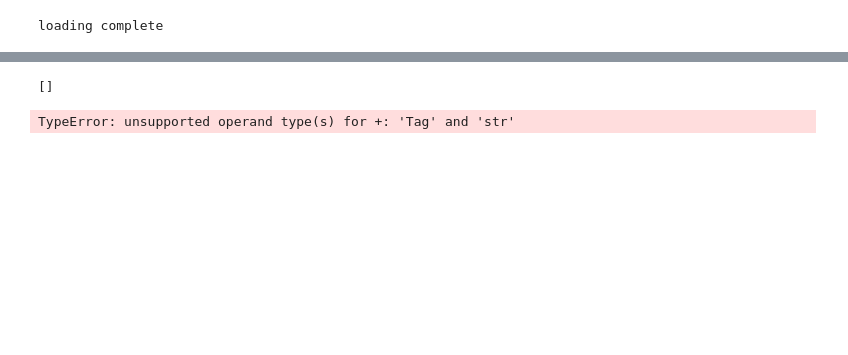
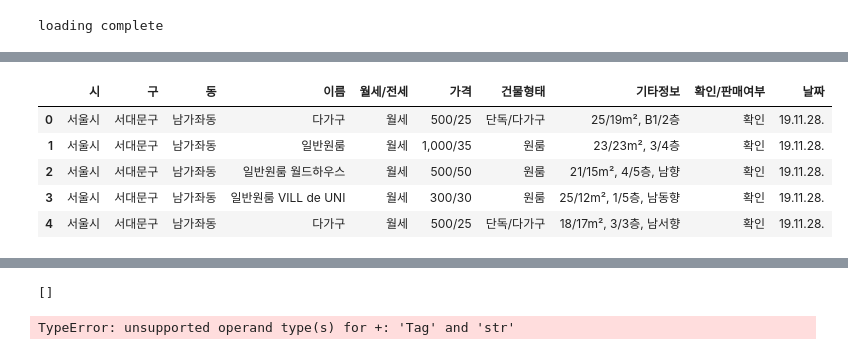
Before and after one commit to SuHae-Bae/BigDataProject, a Jupyter notebook: Zakup/HAHAHA.ipynb, the cells around one changed output, grey strips where cells are left out. Saved outputs shown, nothing was run; the diff lists cells and outputs as text; code cells hidden in the pictures; blank space fills up the shorter version.

```diff
--- a/Zakup/HAHAHA.ipynb
+++ b/Zakup/HAHAHA.ipynb
@@ -182,0 +301,10 @@ print(checks)
+# %%
+data.columns = ['시', '구', '동', '이름', '월세/전세', '가격', '건물형태', '기타정보', '확인/판매여부', '날짜']
+data.head()
+# %% [output]
+|  | 시 | 구 | 동 | 이름 | 월세/전세 | 가격 | 건물형태 | 기타정보 | 확인/판매여부 | 날짜 |
+| 0 | 서울시 | 서대문구 | 남가좌동 | 다가구 | 월세 | 500/25 | 단독/다가구 | 25/19m², B1/2층 | 확인 | 19.11.28. |
+| 1 | 서울시 | 서대문구 | 남가좌동 | 일반원룸 | 월세 | 1,000/35 | 원룸 | 23/23m², 3/4층 | 확인 | 19.11.28. |
+| 2 | 서울시 | 서대문구 | 남가좌동 | 일반원룸 월드하우스 | 월세 | 500/50 | 원룸 | 21/15m², 4/5층, 남향 | 확인 | 19.11.28. |
+| 3 | 서울시 | 서대문구 | 남가좌동 | 일반원룸 VILL de UNI | 월세 | 300/30 | 원룸 | 25/12m², 1/5층, 남동향 | 확인 | 19.11.28. |
+| 4 | 서울시 | 서대문구 | 남가좌동 | 다가구 | 월세 | 500/25 | 단독/다가구 | 18/17m², 3/3층, 남서향 | 확인 | 19.11.28. |
```
Also changed, not shown: parts of 14 cells of this notebook, 4 other files.
